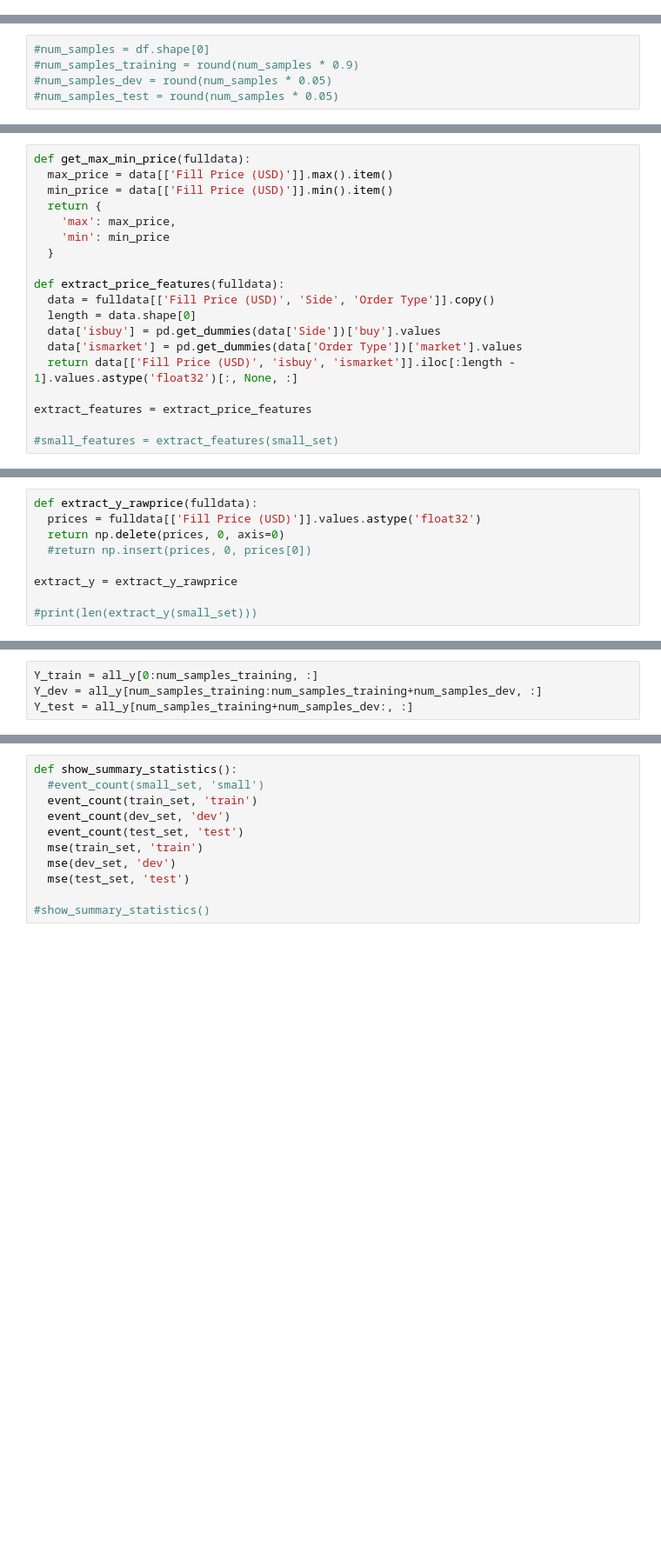
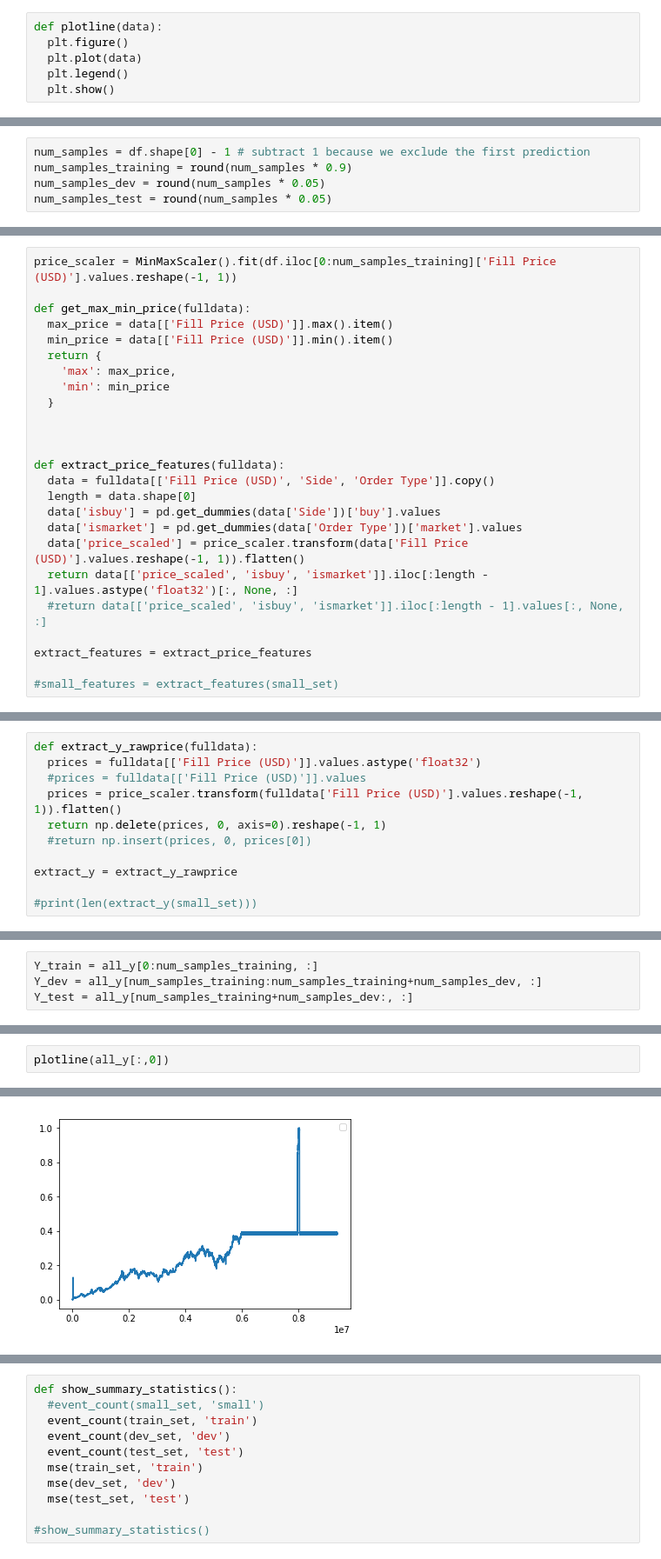
Before and after one commit to gkovacs/cs230-cryptocurrency-trading-lstm, a Jupyter notebook: cboe_baseline_priceonly.ipynb, the cells around one changed output, grey strips where cells are left out. Shown at 87% size. Drawn from its saved outputs; the diff is of its cells as text; blank space fills up the shorter version.

Commit message:
added several plots of price

```diff
--- a/cboe_baseline_priceonly.ipynb
+++ b/cboe_baseline_priceonly.ipynb
@@ -23,0 +33,6 @@ from plumbum.cmd import rm
+# %%
+def plotline(data):
+  plt.figure()
+  plt.plot(data)
+  plt.legend()
+  plt.show()
@@ -48,10 +82,10 @@ Avg Price (USD)               float64
 dtype: object
 (9384110, 18)
 # %%
-#num_samples = df.shape[0]
-#num_samples_training = round(num_samples * 0.9)
-#num_samples_dev = round(num_samples * 0.05)
-#num_samples_test = round(num_samples * 0.05)
+num_samples = df.shape[0] - 1 # subtract 1 because we exclude the first prediction
+num_samples_training = round(num_samples * 0.9)
+num_samples_dev = round(num_samples * 0.05)
+num_samples_test = round(num_samples * 0.05)
 # %%
 #train_set = df.iloc[0:num_samples_training]
 #dev_set = df.iloc[num_samples_training:num_samples_training+num_samples_dev]
@@ -60,6 +94,8 @@ dtype: object
 #small_set = df.iloc[0:10]
 #print(small_set)
 # %%
+price_scaler = MinMaxScaler().fit(df.iloc[0:num_samples_training]['Fill Price (USD)'].values.reshape(-1, 1))
+
 def get_max_min_price(fulldata):
   max_price = data[['Fill Price (USD)']].max().item()
   min_price = data[['Fill Price (USD)']].min().item()
@@ -68,12 +104,16 @@ def get_max_min_price(fulldata):
     'min': min_price
   }
 
+
+
 def extract_price_features(fulldata):
   data = fulldata[['Fill Price (USD)', 'Side', 'Order Type']].copy()
   length = data.shape[0]
   data['isbuy'] = pd.get_dummies(data['Side'])['buy'].values
   data['ismarket'] = pd.get_dummies(data['Order Type'])['market'].values
-  return data[['Fill Price (USD)', 'isbuy', 'ismarket']].iloc[:length - 1].values.astype('float32')[:, None, :]
+  data['price_scaled'] = price_scaler.transform(data['Fill Price (USD)'].values.reshape(-1, 1)).flatten()
+  return data[['price_scaled', 'isbuy', 'ismarket']].iloc[:length - 1].values.astype('float32')[:, None, :]
+  #return data[['price_scaled', 'isbuy', 'ismarket']].iloc[:length - 1].values[:, None, :]
 
 extract_features = extract_price_features
 
@@ -94,7 +148,9 @@ X_test = all_features[num_samples_training+num_samples_dev:, :]
 # %%
 def extract_y_rawprice(fulldata):
   prices = fulldata[['Fill Price (USD)']].values.astype('float32')
-  return np.delete(prices, 0, axis=0)
+  #prices = fulldata[['Fill Price (USD)']].values
+  prices = price_scaler.transform(fulldata['Fill Price (USD)'].values.reshape(-1, 1)).flatten()
+  return np.delete(prices, 0, axis=0).reshape(-1, 1)
   #return np.insert(prices, 0, prices[0])
 
 extract_y = extract_y_rawprice
@@ -118,0 +195,3 @@ Y_test = all_y[num_samples_training+num_samples_dev:, :]
+# %%
+plotline(all_y[:,0])
+# %% [output]
@@ -118,0 +199 @@ Y_test = all_y[num_samples_training+num_samples_dev:, :]
+[figure, added]
```
Also changed, not shown: parts of 21 cells of this notebook.
